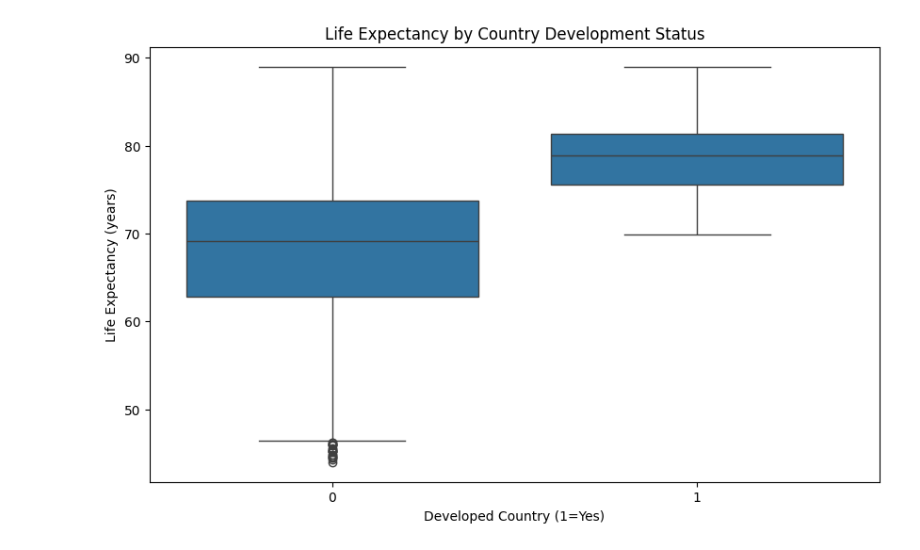
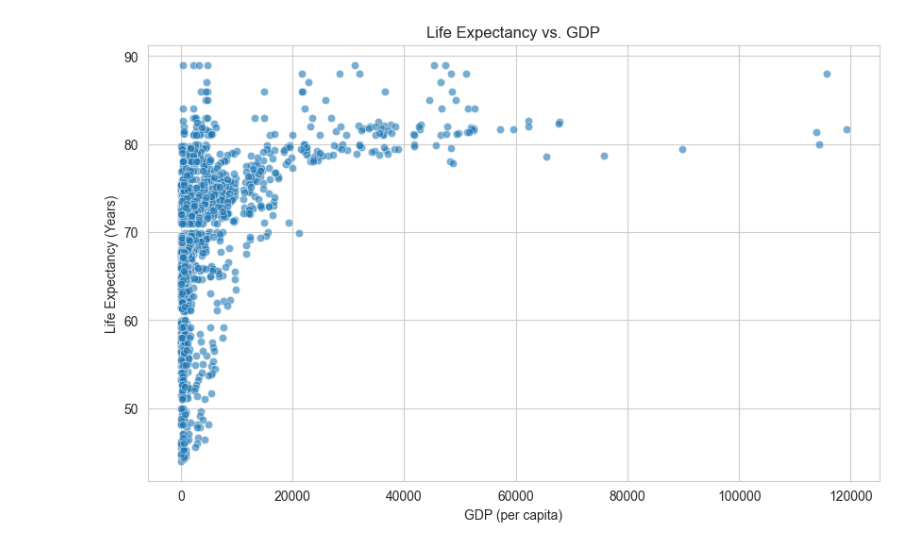
Before and after one commit to NamatovuChristineMaria123/Group-A-Day-Life-Expectancy-Recess-Project, a Jupyter notebook: Life_expectancy.ipynb, the cells around one changed output. Saved outputs shown, nothing was run; the diff lists cells and outputs as text; code cells hidden in the pictures.

```diff
--- a/Life_expectancy.ipynb
+++ b/Life_expectancy.ipynb
@@ -200,0 +1,12 @@ print(df[['Developed', 'GDP_per_capita', 'Decade', 'Health_expenditure_per_capit
+# %%
+import pandas as pd
+import numpy as np
+# Loading the dataset
+df = pd.read_csv('Life_Expectancy_Data.csv')
+
+# Cleaning column names by stripping whitespace
+df.columns = df.columns.str.strip().str.replace(" ", "_").str.replace("-", "_")
+
+print("Initial Data Overview")
+print("\nFirst 5 rows of the dataset:")
+print(df.head())
@@ -210,10 +181,11 @@ plt.show()
 # %%
-# Visualization of Life Expectancy by Status
-plt.figure(figsize=(10,6))
-sns.boxplot(x='Developed', y='Life expectancy ', data=df)
-plt.title('Life Expectancy by Country Development Status')
-plt.xlabel('Developed Country (1=Yes)')
-plt.ylabel('Life Expectancy (years)')
+# Life Expectancy vs. GDP
+plt.figure(figsize=(10, 6))
+sns.scatterplot(data=df, x='GDP', y='Life_expectancy', alpha=0.6)
+plt.title('Life Expectancy vs. GDP')
+plt.xlabel('GDP (per capita)')
+plt.ylabel('Life Expectancy (Years)')
+plt.savefig('life_expectancy_vs_gdp.png')
 plt.show()
 # %% [output]
-[figure, old version]
+[figure, new version]
```
Also changed, not shown: parts of 29 cells of this notebook.
